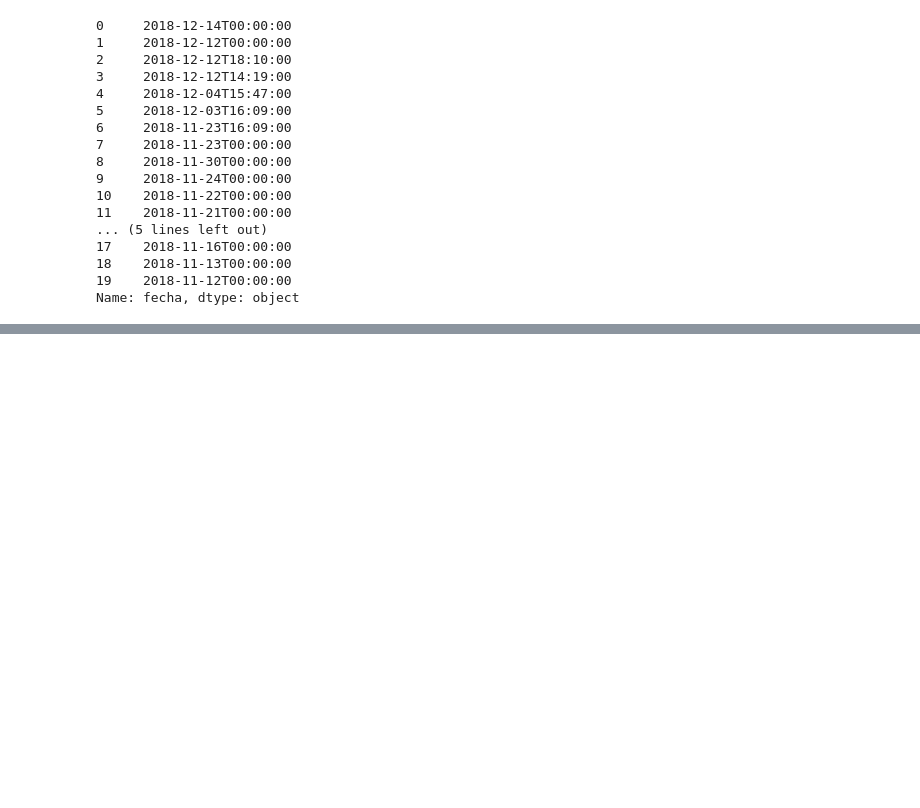
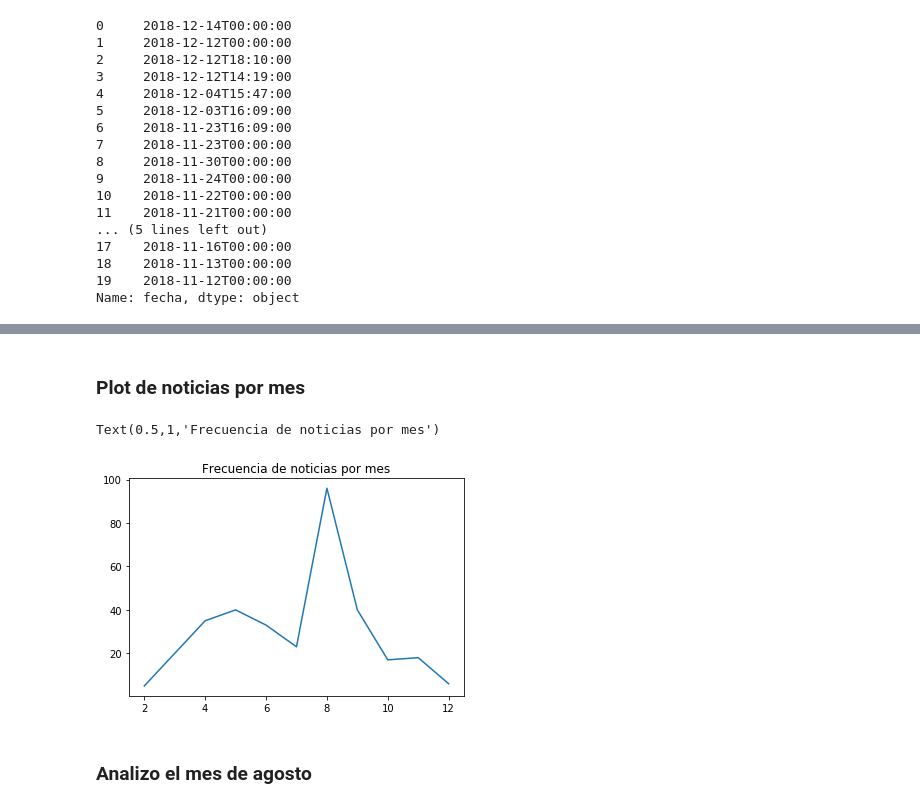
Before and after one commit to tahtty/noticiasVenezuela, a Jupyter notebook: EDA.ipynb, the cells around one changed output, grey strips where cells are left out. Cells and saved outputs as stored; diff of their text form; code cells hidden in the pictures; blank space fills up the shorter version.

```diff
--- a/EDA.ipynb
+++ b/EDA.ipynb
@@ -201,0 +257,13 @@ noticias.head(20)
+# %% [markdown]
+### Plot de noticias por mes
+# %%
+##ordeno ascendentemente las noticias
+noticias=noticias.sort_index(ascending=True)
+##Construyo el plot por mes
+noticias.index.month.value_counts().sort_index().plot()
+plt.title('Frecuencia de noticias por mes')
+# %% [output]
+Text(0.5,1,'Frecuencia de noticias por mes')
+[figure, added]
+# %% [markdown]
+### Analizo el mes de agosto
```
Also changed, not shown: parts of 10 cells of this notebook.
